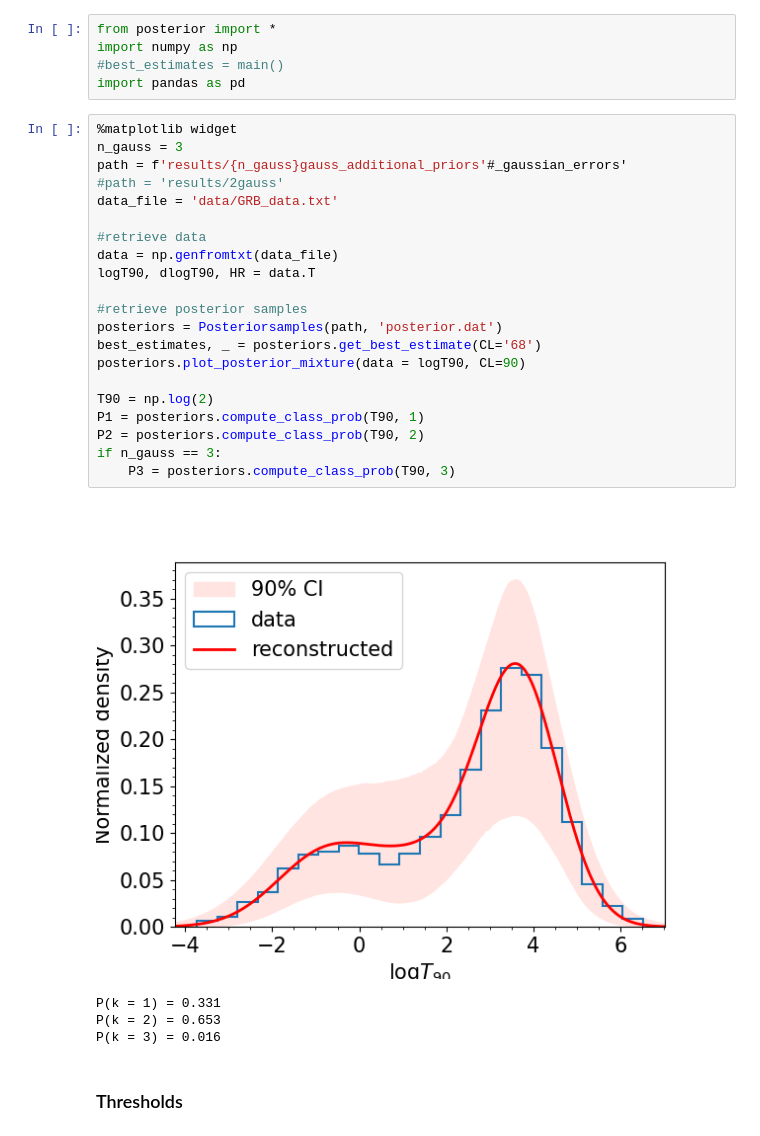
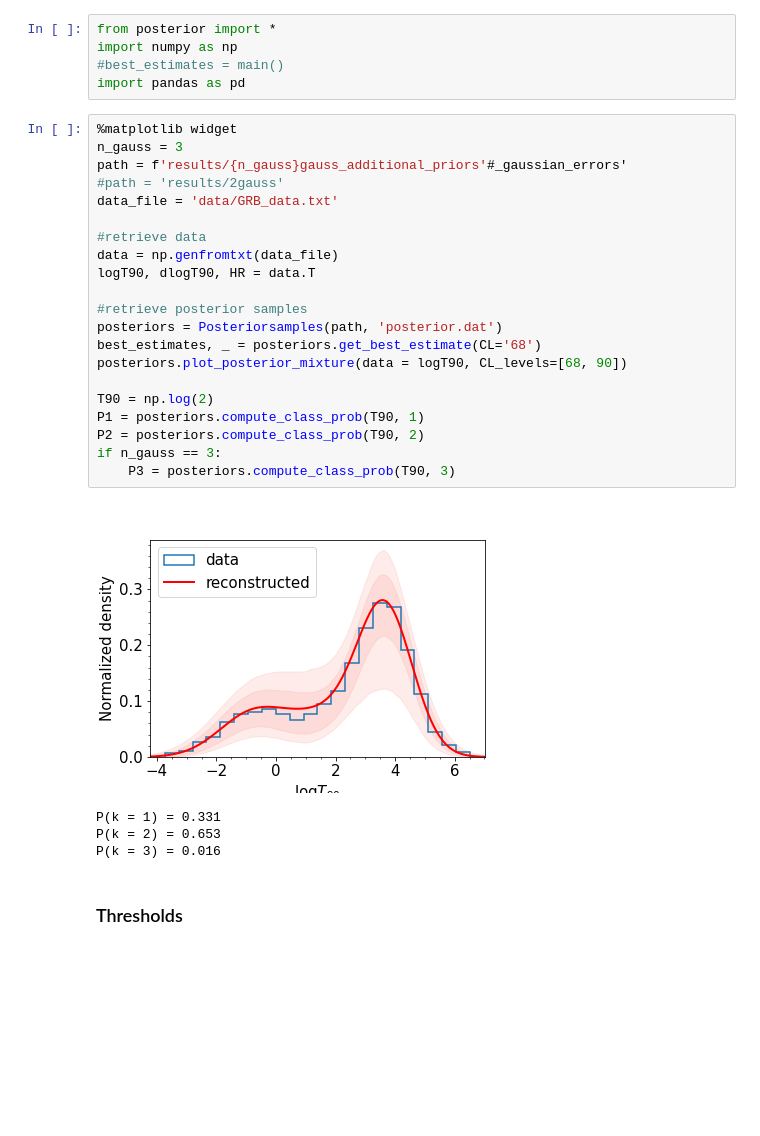
Before and after one commit to fdesanti/nested_sampling, a Jupyter notebook: posterior_analysis.ipynb, the cells around one changed output. Cells and saved outputs as stored; diff of their text form; blank space fills up the shorter version.

```diff
--- a/posterior_analysis.ipynb
+++ b/posterior_analysis.ipynb
@@ -6,26 +6,26 @@ import pandas as pd
 # %%
 %matplotlib widget
 n_gauss = 3
 path = f'results/{n_gauss}gauss_additional_priors'#_gaussian_errors'
 #path = 'results/2gauss'
 data_file = 'data/GRB_data.txt'
 
 #retrieve data
 data = np.genfromtxt(data_file)
 logT90, dlogT90, HR = data.T
 
 #retrieve posterior samples
 posteriors = Posteriorsamples(path, 'posterior.dat')
 best_estimates, _ = posteriors.get_best_estimate(CL='68')
-posteriors.plot_posterior_mixture(data = logT90, CL=90)
+posteriors.plot_posterior_mixture(data = logT90, CL_levels=[68, 90])
 
 T90 = np.log(2)
 P1 = posteriors.compute_class_prob(T90, 1)
 P2 = posteriors.compute_class_prob(T90, 2)
 if n_gauss == 3:
     P3 = posteriors.compute_class_prob(T90, 3)
 # %% [output]
-[figure, old version]
+[figure, new version]
 P(k = 1) = 0.331
 P(k = 2) = 0.653
 P(k = 3) = 0.016
```
Also changed, not shown: parts of 6 cells of this notebook, 4 other files.
